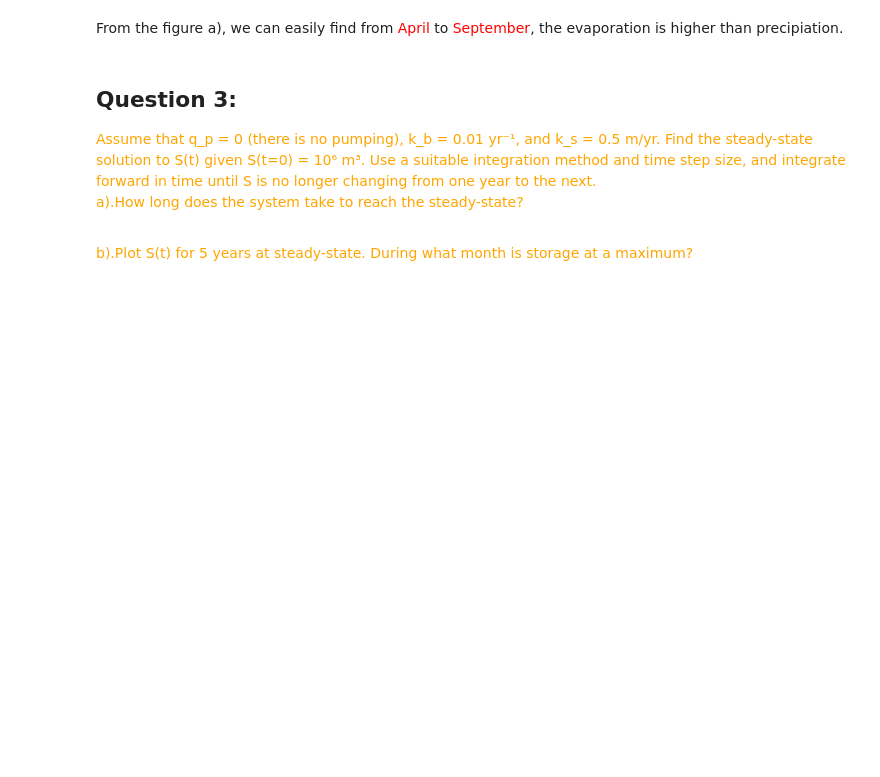
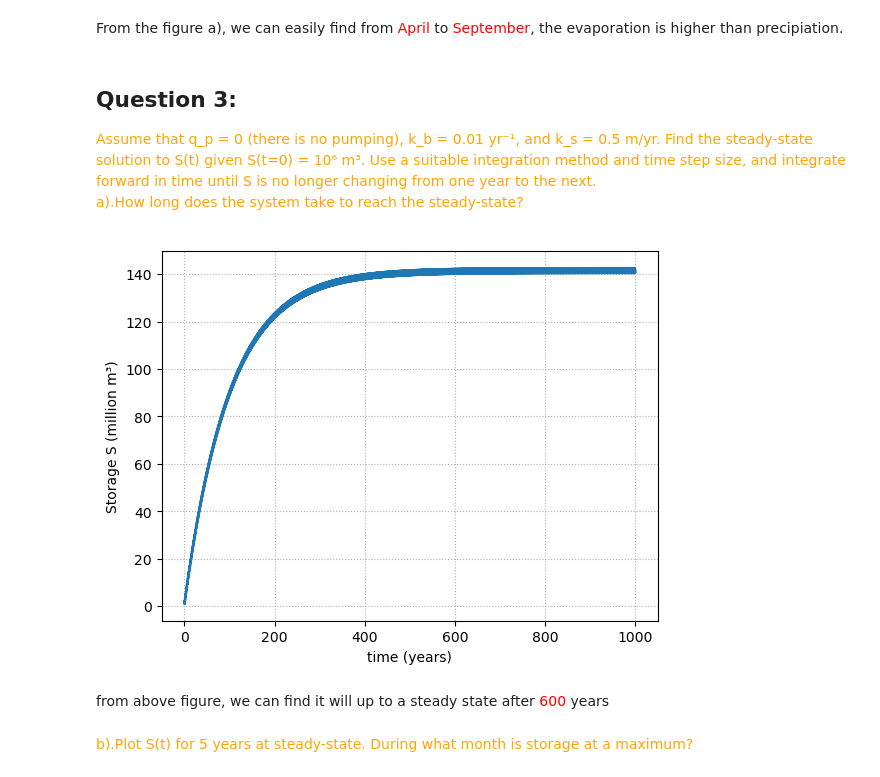
Before and after one commit to HOUPU1993/Homework-for-GEOG-210A-F25, a Jupyter notebook: HW6.ipynb, the cells around one changed output. Cells and saved outputs as stored; diff of their text form; code cells hidden in the pictures; blank space fills up the shorter version.

```diff
--- a/HW6.ipynb
+++ b/HW6.ipynb
@@ -106,5 +107,47 @@ Assume that q_p = 0 (there is no pumping), k_b = 0.01 yr⁻¹, and k_s = 0.5 m/y
 
 a).How long does the system take to reach the steady-state?
 </font>
+# %%
+kb = 0.01
+ks = 0.5
+S0 = 1e6
+qp = 0
+
+def q_s(Pval):
+    return (Pval**2 * A_surf) / (ks + Pval)
+
+def q_b(S):
+    return kb * S
+
+def dSdt(t, S):
+    P_vals = P(t)
+    T_vals = T(t)
+    E_vals = E(T_vals)
+    return P_vals * A_catch - E_vals * A_surf - q_s(P_vals) - qp - q_b(S)
+
+# define time domain (one year) and time step
+dt = 0.01
+tmax = 1000
+t = np.arange(0,tmax+dt,dt)
+
+S = 0*t
+S[0] = S0
+
+# integrate with midpoint method
+for i in range(len(t)-1):
+  S2 = S[i] + (dt/2) * dSdt(t[i], S[i]) # Euler forward half step
+  S[i+1] = S[i] + dt * dSdt(t[i] + dt/2, S2) # Euler forward full step, evaluating DE at midpoint
+
+# plot
+fig2, ax = plt.subplots()
+ax.plot(t,S/1e6)
+ax.set_xlabel('time (years)')
+ax.set_ylabel('Storage S (million m³)')
+ax.grid(True, which='both',linestyle=':') # grid
+plt.show()
+# %% [output]
+[figure, added]
+# %% [markdown]
+from above figure, we can find it will up to a steady state after <font color='red'>600</font> years
 # %% [markdown]
 <font color="orange">b).Plot S(t) for 5 years at steady-state. During what month is storage at a maximum?</font>
```
Also changed, not shown: parts of 8 cells of this notebook.
